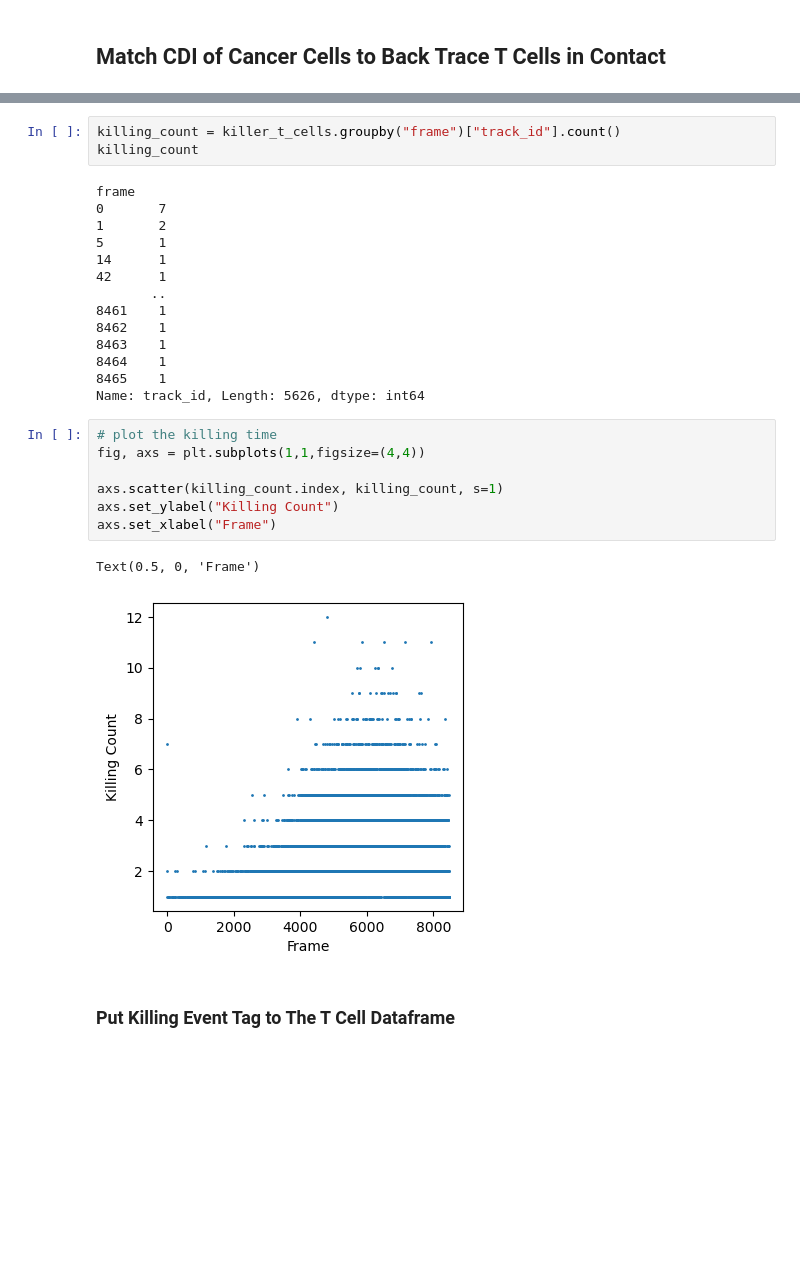
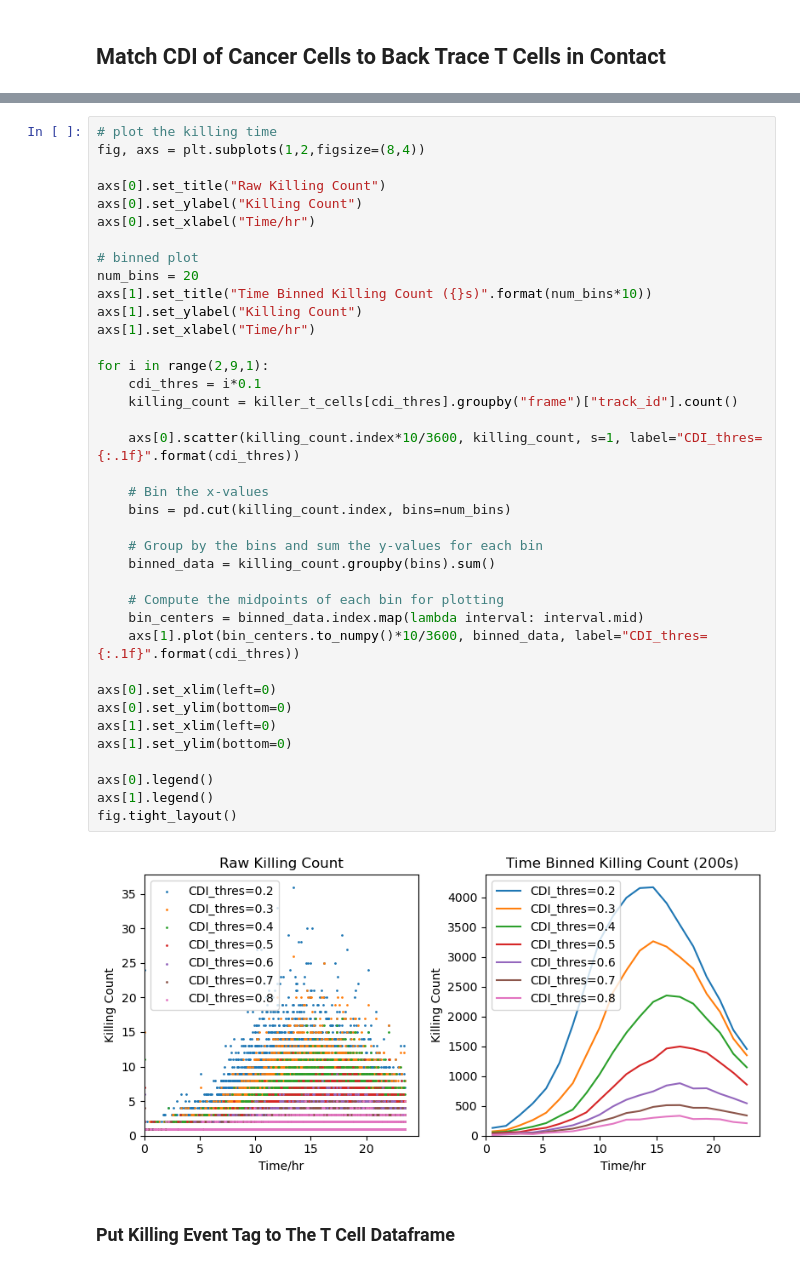
Before and after one commit to bpi-oxford/Cytotoxicity-Pipeline, a Jupyter notebook: notebooks/example_13.ipynb, the cells around one changed output, grey strips where cells are left out. Cells and saved outputs as stored; diff of their text form; blank space fills up the shorter version.

```diff
--- a/notebooks/example_13.ipynb
+++ b/notebooks/example_13.ipynb
@@ -137,30 +142,43 @@ Text(0.5, 1.0, 'Cell ID: 3437')
-# %%
-killing_count = killer_t_cells.groupby("frame")["track_id"].count()
-killing_count
-# %% [output]
-frame
-0       7
-1       2
-5       1
-14      1
-42      1
-       ..
-8461    1
-8462    1
-8463    1
-8464    1
-8465    1
-Name: track_id, Length: 5626, dtype: int64
-# %%
-# plot the killing time
-fig, axs = plt.subplots(1,1,figsize=(4,4))
-
-axs.scatter(killing_count.index, killing_count, s=1)
-axs.set_ylabel("Killing Count")
-axs.set_xlabel("Frame")
-# %% [output]
-Text(0.5, 0, 'Frame')
-[figure, removed]
+# %%
+# plot the killing time
+fig, axs = plt.subplots(1,2,figsize=(8,4))
+
+axs[0].set_title("Raw Killing Count")
+axs[0].set_ylabel("Killing Count")
+axs[0].set_xlabel("Time/hr")
+
+# binned plot
+num_bins = 20
+axs[1].set_title("Time Binned Killing Count ({}s)".format(num_bins*10))
+axs[1].set_ylabel("Killing Count")
+axs[1].set_xlabel("Time/hr")
+
+for i in range(2,9,1):
+    cdi_thres = i*0.1
+    killing_count = killer_t_cells[cdi_thres].groupby("frame")["track_id"].count()
+
+    axs[0].scatter(killing_count.index*10/3600, killing_count, s=1, label="CDI_thres={:.1f}".format(cdi_thres))
+
+    # Bin the x-values
+    bins = pd.cut(killing_count.index, bins=num_bins)
+
+    # Group by the bins and sum the y-values for each bin
+    binned_data = killing_count.groupby(bins).sum()
+
+    # Compute the midpoints of each bin for plotting
+    bin_centers = binned_data.index.map(lambda interval: interval.mid)
+    axs[1].plot(bin_centers.to_numpy()*10/3600, binned_data, label="CDI_thres={:.1f}".format(cdi_thres))
+
+axs[0].set_xlim(left=0)
+axs[0].set_ylim(bottom=0)
+axs[1].set_xlim(left=0)
+axs[1].set_ylim(bottom=0)
+
+axs[0].legend()
+axs[1].legend()
+fig.tight_layout()
+# %% [output]
+[figure, added]
 # %% [markdown]
 ### Put Killing Event Tag to The T Cell Dataframe
 # %%
```
Also changed, not shown: parts of 24 cells of this notebook.
